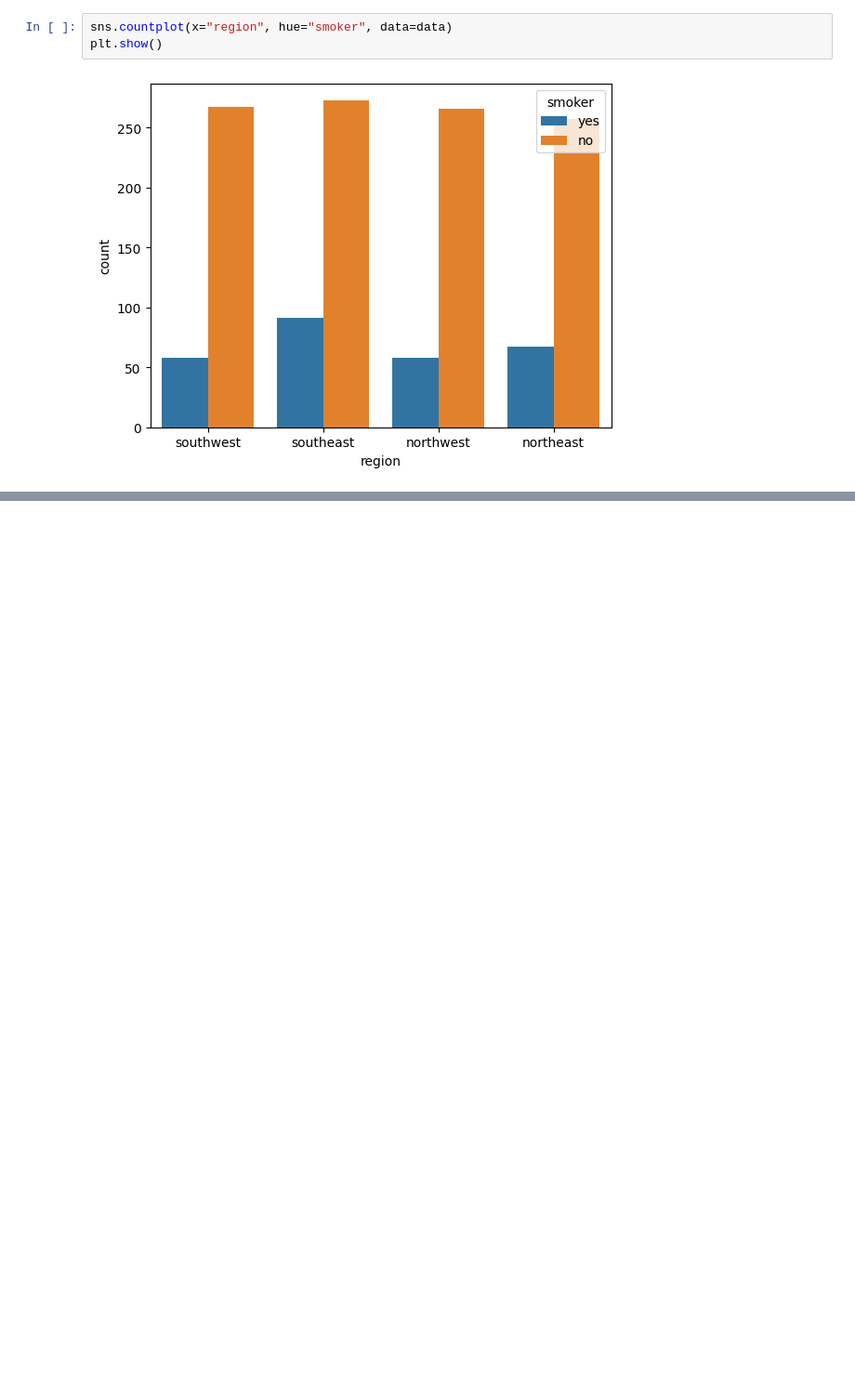
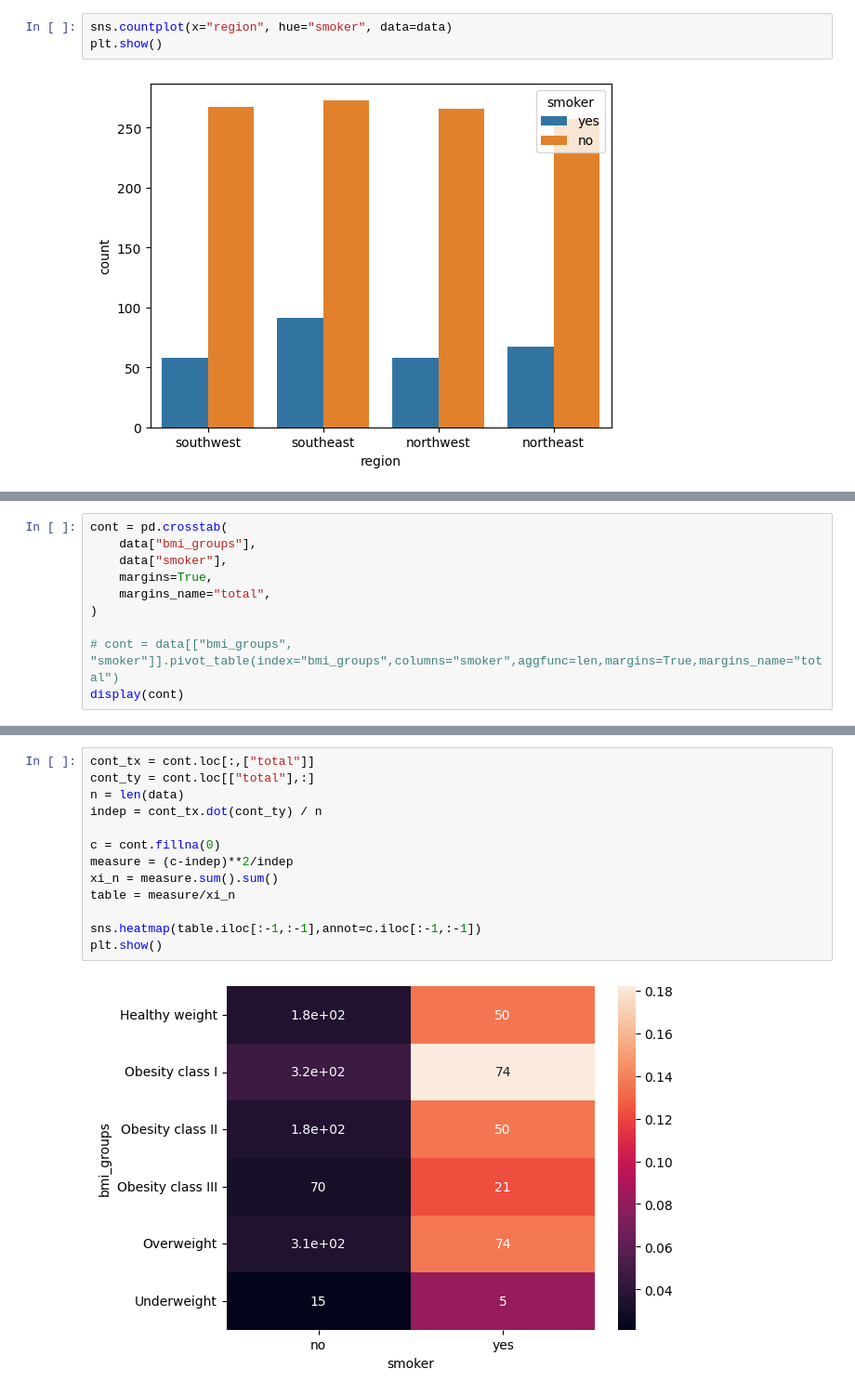
Before and after one commit to Jakimpact/prime-assurance-ia, a Jupyter notebook: analyse_q.ipynb, the cells around one changed output, grey strips where cells are left out. Shown at 93% size. Saved outputs shown, nothing was run; the diff lists cells and outputs as text; blank space fills up the shorter version.

```diff
--- a/analyse_q.ipynb
+++ b/analyse_q.ipynb
@@ -364,0 +382,10 @@ plt.show()
+# %%
+cont = pd.crosstab(
+    data["bmi_groups"],
+    data["smoker"],
+    margins=True,
+    margins_name="total",
+)
+
+# cont = data[["bmi_groups", "smoker"]].pivot_table(index="bmi_groups",columns="smoker",aggfunc=len,margins=True,margins_name="total")
+display(cont)
@@ -364,0 +402,15 @@ plt.show()
+# %%
+cont_tx = cont.loc[:,["total"]]
+cont_ty = cont.loc[["total"],:]
+n = len(data)
+indep = cont_tx.dot(cont_ty) / n
+
+c = cont.fillna(0)
+measure = (c-indep)**2/indep
+xi_n = measure.sum().sum()
+table = measure/xi_n
+
+sns.heatmap(table.iloc[:-1,:-1],annot=c.iloc[:-1,:-1])
+plt.show()
+# %% [output]
+[figure, added]
```
Also changed, not shown: parts of 13 cells of this notebook, 4 other files.
